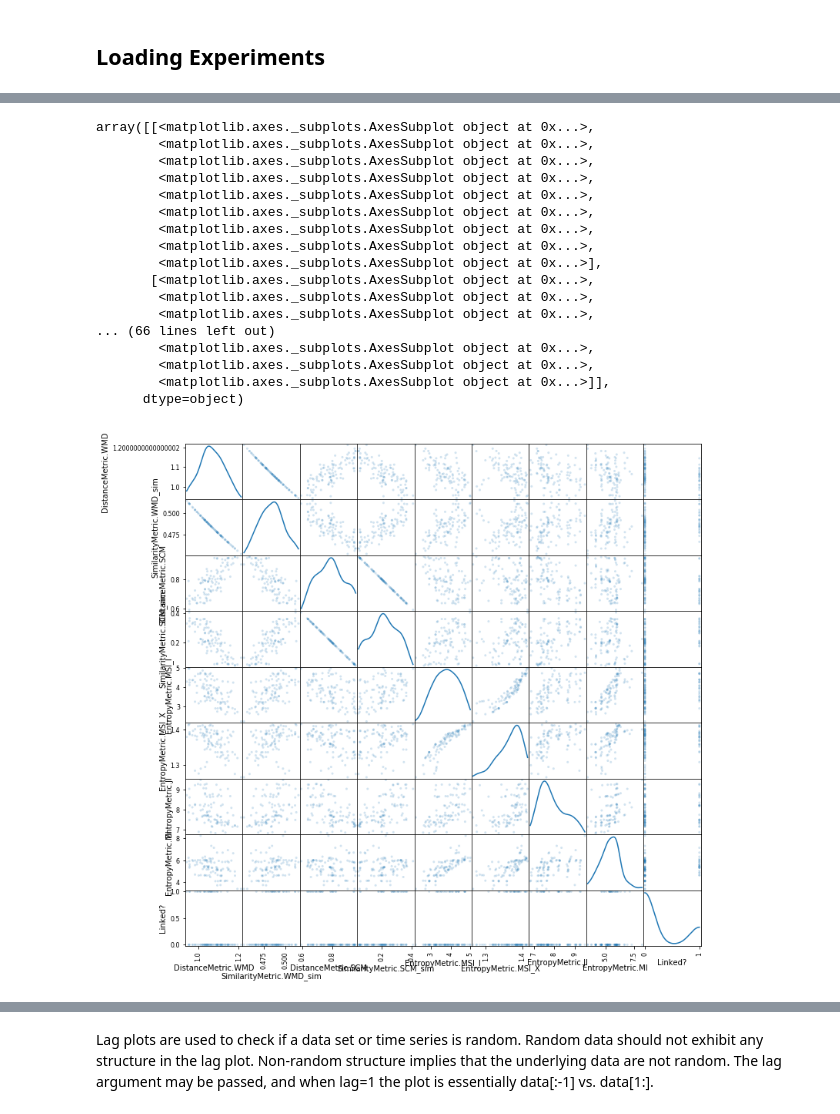
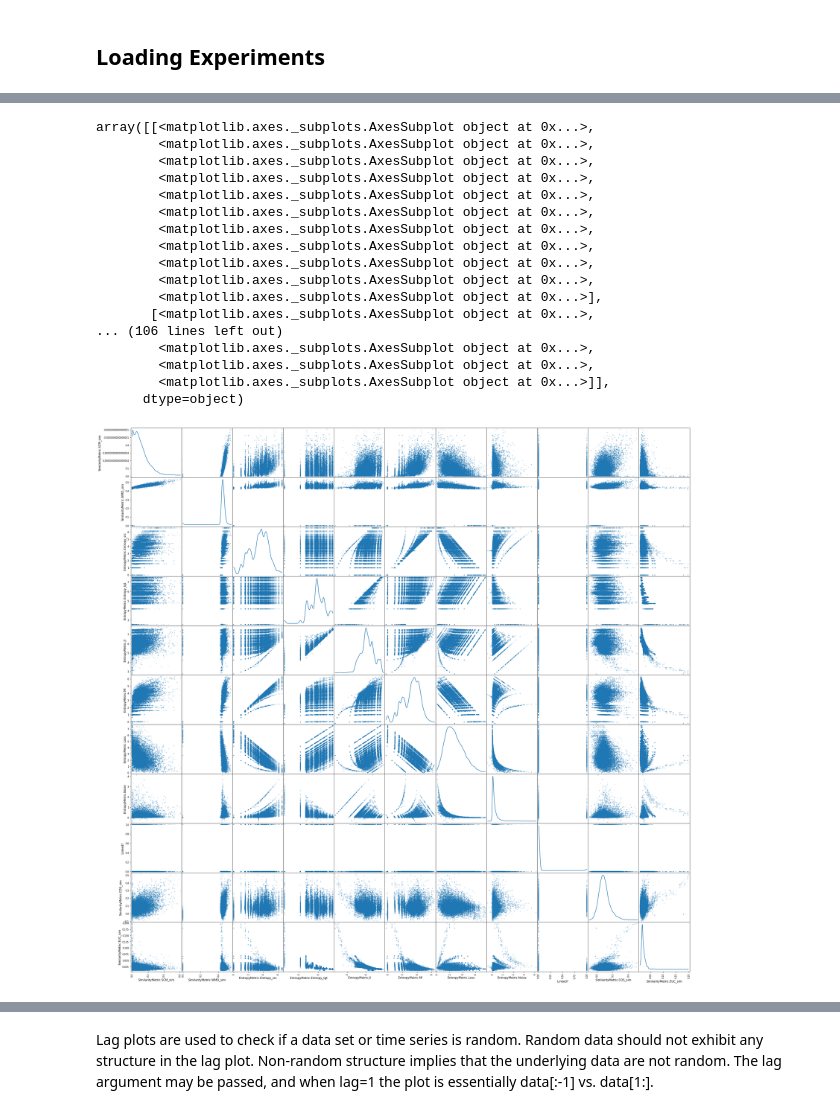
Before and after one commit to WM-SEMERU/ds4se, a Jupyter notebook: nbs/6.0_eval.mining.ir.unsupervised.x2v.ipynb, the cells around one changed output, grey strips where cells are left out. Saved outputs shown, nothing was run; the diff lists cells and outputs as text; code cells hidden in the pictures.

```diff
--- a/nbs/6.0_eval.mining.ir.unsupervised.x2v.ipynb
+++ b/nbs/6.0_eval.mining.ir.unsupervised.x2v.ipynb
@@ -75,3 +113 @@ def libest_params():
     }
-# %%
-params = libest_params()
@@ -97,3 +128,37 @@ class VectorEvaluation():
+# %%
+#export
+class VectorEvaluation():
+    '''Approaches Common Evaluations and Interpretations (statistical analysis)
+       Loading unsupervised results
+       w2v includes entropy evaluation
+    '''
+    def __init__(self, params):
+        self.df_w2v = pd.read_csv(params['experiment_path_w2v'], header=0, index_col=0, sep=' ')
+        self.df_d2v = pd.read_csv(params['experiment_path_d2v'], header=0, index_col=0, sep=' ')
+
+        self.sim_list_w2v = [SimilarityMetric.SCM_sim, SimilarityMetric.WMD_sim]
+        self.sim_list_d2v = [SimilarityMetric.COS_sim , SimilarityMetric.EUC_sim]
+
+        #Entropy
+        manifoldEntropy =  self.sim_list_w2v + [EntropyMetric.Entropy_src, EntropyMetric.Entropy_tgt,
+                           EntropyMetric.JI, EntropyMetric.MI, EntropyMetric.Loss,
+                           EntropyMetric.Noise]
+        manifoldEntropy = [str(i) for i in manifoldEntropy] + ['Linked?']
+        self.manifoldEntropy = self.df_w2v[manifoldEntropy].copy()
+
+        ##Concat D2V
+        for i in self.sim_list_d2v:
+            self.manifoldEntropy[ str(i) ] = self.df_d2v[str(i)].values
+
+        self.manifoldEntropy = self.manifoldEntropy[~self.manifoldEntropy.isin([np.nan, np.inf, -np.inf]).any(1)]
+
+        #SharedInfo
+        sharedInfo = self.sim_list_w2v +[EntropyMetric.MSI_I,EntropyMetric.MSI_X]
+        sharedInfo = [str(i) for i in sharedInfo] + ['Linked?']
+        self.sharedInfo = self.df_w2v[sharedInfo].copy()
+
+        for i in self.sim_list_d2v:
+            self.sharedInfo[ str(i) ] = self.df_d2v[ str(i) ].values #No filtered by nans
 # %%
 #tst
 test_vector_eval = VectorEvaluation(params)
@@ -309,0 +219,7 @@ filter_metrics.shape
+# %%
+#export
+class ExploratoryDataSoftwareAnalysis(VectorEvaluation):
+    def __init__(self, params):
+        super().__init__(params)
+# %%
+EDA = ExploratoryDataSoftwareAnalysis( params = params ) #<---- Parameter
@@ -310,21 +250,21 @@ filter_metrics.shape
 # %%
-scatter_matrix(filter_metrics, alpha=0.2, figsize=(12, 12), diagonal='kde')
+scatter_matrix(EDA.manifoldEntropy, alpha=0.2, figsize=(35, 35), diagonal='kde')
 # %% [output]
 array([[<matplotlib.axes._subplots.AxesSubplot object at 0x...>,
+        <matplotlib.axes._subplots.AxesSubplot object at 0x...>,
+        <matplotlib.axes._subplots.AxesSubplot object at 0x...>,
         <matplotlib.axes._subplots.AxesSubplot object at 0x...>,
         <matplotlib.axes._subplots.AxesSubplot object at 0x...>,
         <matplotlib.axes._subplots.AxesSubplot object at 0x...>,
         <matplotlib.axes._subplots.AxesSubplot object at 0x...>,
         <matplotlib.axes._subplots.AxesSubplot object at 0x...>,
         <matplotlib.axes._subplots.AxesSubplot object at 0x...>,
         <matplotlib.axes._subplots.AxesSubplot object at 0x...>,
         <matplotlib.axes._subplots.AxesSubplot object at 0x...>],
        [<matplotlib.axes._subplots.AxesSubplot object at 0x...>,
-        <matplotlib.axes._subplots.AxesSubplot object at 0x...>,
-        <matplotlib.axes._subplots.AxesSubplot object at 0x...>,
-... (66 lines left out)
+... (106 lines left out)
         <matplotlib.axes._subplots.AxesSubplot object at 0x...>,
         <matplotlib.axes._subplots.AxesSubplot object at 0x...>,
         <matplotlib.axes._subplots.AxesSubplot object at 0x...>]],
       dtype=object)
-[figure, old version]
+[figure, new version]
```
Also changed, not shown: parts of 157 cells of this notebook, 8 other files.
